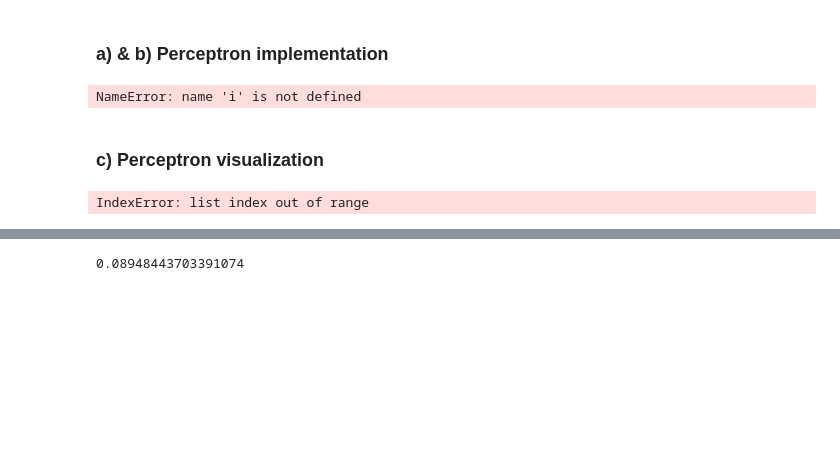
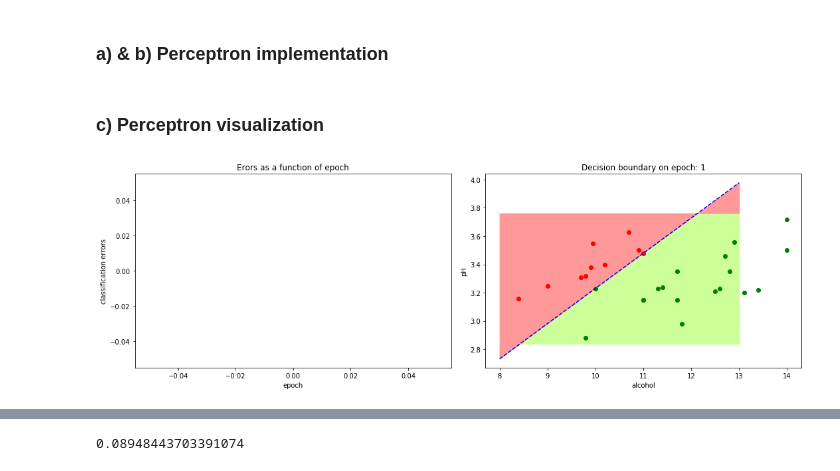
Before and after one commit to aspyltsov65/-ft_sommelier, a Jupyter notebook: python_env/ft_sommelier.ipynb, the cells around one changed output, grey strips where cells are left out. Saved outputs shown, nothing was run; the diff lists cells and outputs as text; code cells hidden in the pictures; blank space fills up the shorter version.

```diff
--- a/python_env/ft_sommelier.ipynb
+++ b/python_env/ft_sommelier.ipynb
@@ -91,7 +91,7 @@ Dn = select_wine_data['good_or_bad'].values
 # randomly initialized weights and add bias to weights vector
 # bias it's weights[0]
 
-weights = [0.01 * rand.uniform(-1, 1) for i in range(3)]
+weights = [0.001 * rand.uniform(-1, 1) for i in range(3)]
 
 def learning_perceptron(Xn, Dn, epochs):
     global weights
@@ -101,15 +101,15 @@ def learning_perceptron(Xn, Dn, epochs):
 
     current_epoch = 0
     performance = []
-    lr = 0.005
-    n = len(Yn)
+    lr = 0.008
+    n = len(Xn)
     #learning
     while True:
         num_errors_at_epoch = 0;
         for i in range(n):
 
             x_vector = Xn.iloc[i]
-            dot_product = sum(i*j for i, j in zip(weights[1:], x_vector)) + weights[0]
+            dot_product = sum(k*j for k, j in zip(weights[1:], x_vector)) + weights[0]
 
             if ((dot_product > 0 and Dn[i] == 0) or (dot_product <= 0 and Dn[i] == 1)):
                 if dot_product > 0:
@@ -121,23 +121,19 @@ def learning_perceptron(Xn, Dn, epochs):
 
                 update = lr * (Dn[i] - yn)
                 weights[0] += update
-                weights = [i + update * j for i, j in zip(weights[1:],  x_vector)]
+
+                weights[1:] = [i + update * j for i, j in zip(weights[1:],  x_vector)]
                 num_errors_at_epoch += 1
         performance.append((current_epoch, num_errors_at_epoch, weights[1:], weights[0]))
+#         print(performance[current_epoch])
         current_epoch += 1
-
         if (num_errors_at_epoch == 0):
             break
         if (current_epoch == epochs):
             break
-        if (current_epoch == 1000):
-            print(num_errors_at_epoch)
-            break
     return performance
 
-print(sum(i*j for i, j in zip(weights[1:], Xn.iloc[0])) + weights[0])
+# print(sum(i*j for i, j in zip(weights[1:], Xn.iloc[0])) + weights[0])
-# %% [output]
-NameError: name 'i' is not defined
 # %% [markdown]
 ### c) Perceptron visualization
 # %%
@@ -145,40 +141,79 @@ import matplotlib.pyplot as plt
 import pandas as pd
 import numpy as np
 
 wine_data = pd.read_csv('./resources/winequality-red.csv', delimiter=';')
 
 # Call learning function
 performance = learning_perceptron(Xn, Dn, epochs = 0)
 def plot_performance(performance, wine_data, good_thresh, bad_thresh, epoch=-1, save_plot=False):
 #     global performance
     num_error = []
     num_epoch = []
-#     len_result = len(performance)
-#     for i in range(len_result):
-#         num_epoch.extend([performance[i][0]])
-#         num_error.extend([performance[i][1]])
+    len_per = len(performance)
+    for i in range(len_per):
+        num_epoch.extend([performance[i][0]])
+        num_error.extend([performance[i][1]])
+    #Take the value of the bias and wights on last training epoch
+    W1, W2 = performance[i-1][2]
+    b = performance[i-1][3]
 
     fig, axes = plt.subplots(nrows=1, ncols=2, figsize=(15, 5))
 
     #plot erorrs a function of epoch
     axes[0].set_title("Erors as a function of epoch")
     axes[0].plot(num_epoch, num_error, color='blue')
     axes[0].set_xlabel("epoch")
     axes[0].set_ylabel("classification errors")
 
     #plot decision boundary on epoch
-    axes[1].set_title("Decision boundary on epoch: {}".format(len_result))
-#     axes[1].plot(num_epoch, num_error, color='blue')
+
+    #add good and bad values at our plot     #remake this as function
+    good = wine_data.quality > 7
+    bad = wine_data.quality < 4
+
+    count_good = wine_data[good].index
+    count_bad = wine_data[bad].index
+
+    x1 = wine_data.iloc[count_good, 10] # correct this ~~~~~~~~~~~~~~~~~~~~~~~~~~~~~
+    y1 = wine_data.iloc[count_good, 8]
+
+    x2 = wine_data.iloc[count_bad, 10]
+    y2 = wine_data.iloc[count_bad, 8]
+
+    axes[1].set_title("Decision boundary on epoch: {}".format(len_per))
+    axes[1].plot(x1, y1, 'go', x2, y2, 'ro')
     axes[1].set_xlabel("alcohol")
     axes[1].set_ylabel("pH")
 
+    x_min, x_max = axes[1].get_xlim()
+    y_min, y_max = axes[1].get_ylim()
+
+    slope = -(b / W2) / (b / W1)
+    intercept = -b / W2
+    x_coords = range(int(x_min), int(x_max))
+    y_coords = slope * x_coords + intercept
+
+#     y_min = (-(b / W[1]) / (b / W[0])) * x_min + (-b / W[1])
+#     y_max = (-(b / W[1]) / (b / W[0])) * x_max + (-b / W[1])
+    axes[1].plot(x_coords, y_coords, 'b--')
+    axes[1].fill_between(x_coords, y_coords, y_min, color='#ccff99')
+    axes[1].fill_between(x_coords, y_coords, y_max, color='#ff9999')
+    #decision boundary
+#     l = mlines.Line2D([x_min, x_max], [y_min, y_max], linestyle='--')
+#     axes[1].add_line(l)
+
+    #Create 'good' and 'bad' areas
 
 #add legend
     fig.tight_layout()
     plt.show()
+
+    if(save_plot):
+        fig.savefig('learning_to_perceptron.png')
+
 plot_performance(performance, wine_data, 7, 4)
 # %% [output]
-IndexError: list index out of range
+[figure, added]
 # %%
 import matplotlib.pyplot as plt
 import matplotlib.lines as mlines
```
Also changed, not shown: parts of 1 cell of this notebook.
